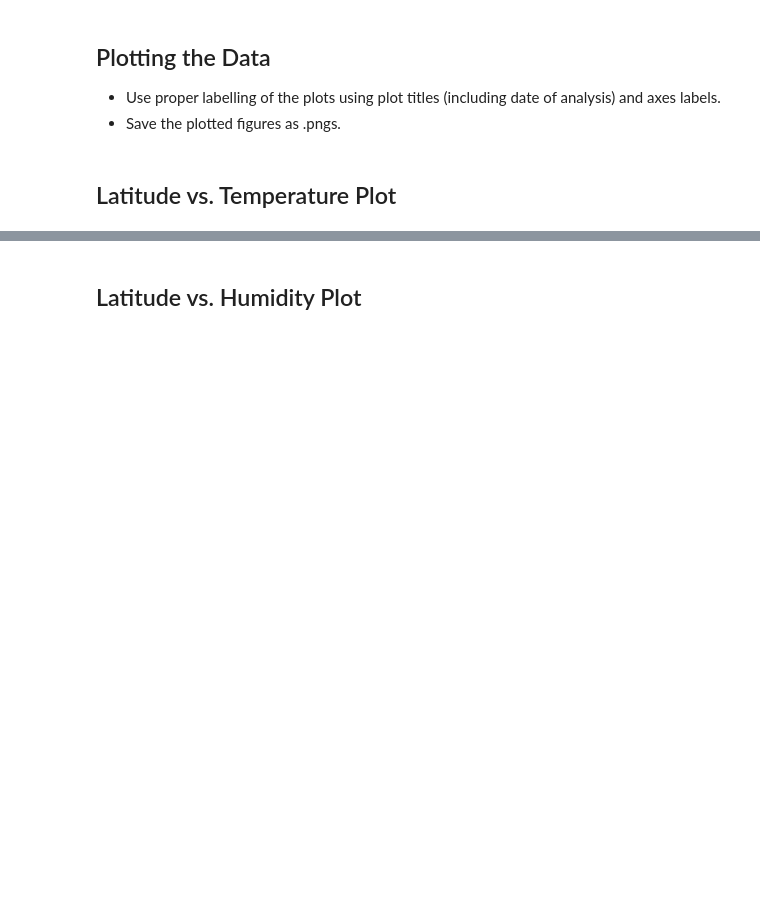
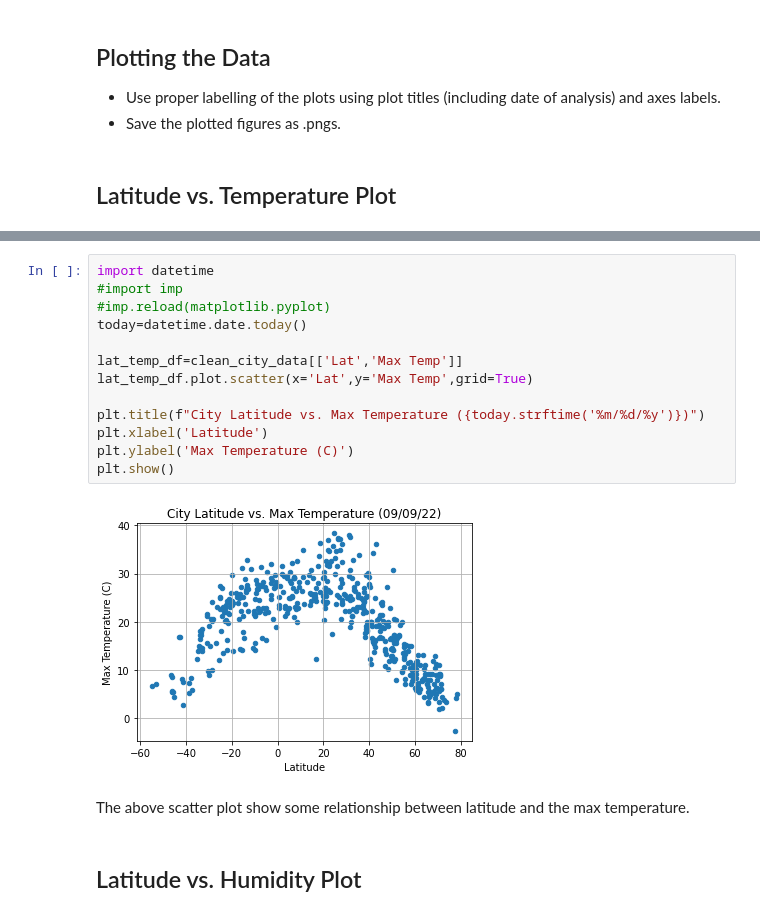
Before and after one commit to Shaunisme/python-api-challenge, a Jupyter notebook: WeatherPy/WeatherPy.ipynb, the cells around one changed output, grey strips where cells are left out. Cells and saved outputs as stored; diff of their text form; blank space fills up the shorter version.

Commit message:
scatter plot finished

```diff
--- a/WeatherPy/WeatherPy.ipynb
+++ b/WeatherPy/WeatherPy.ipynb
@@ -125,2 +227,19 @@ Int64Index([], dtype='int64')
+# %%
+import datetime
+#import imp
+#imp.reload(matplotlib.pyplot)
+today=datetime.date.today()
+
+lat_temp_df=clean_city_data[['Lat','Max Temp']]
+lat_temp_df.plot.scatter(x='Lat',y='Max Temp',grid=True)
+
+plt.title(f"City Latitude vs. Max Temperature ({today.strftime('%m/%d/%y')})")
+plt.xlabel('Latitude')
+plt.ylabel('Max Temperature (C)')
+plt.show()
+# %% [output]
+[figure, added]
+# %% [markdown]
+The above scatter plot show some relationship between latitude and the max temperature.
 # %% [markdown]
 ## Latitude vs. Humidity Plot
```
Also changed, not shown: parts of 22 cells of this notebook, 2 other files.
